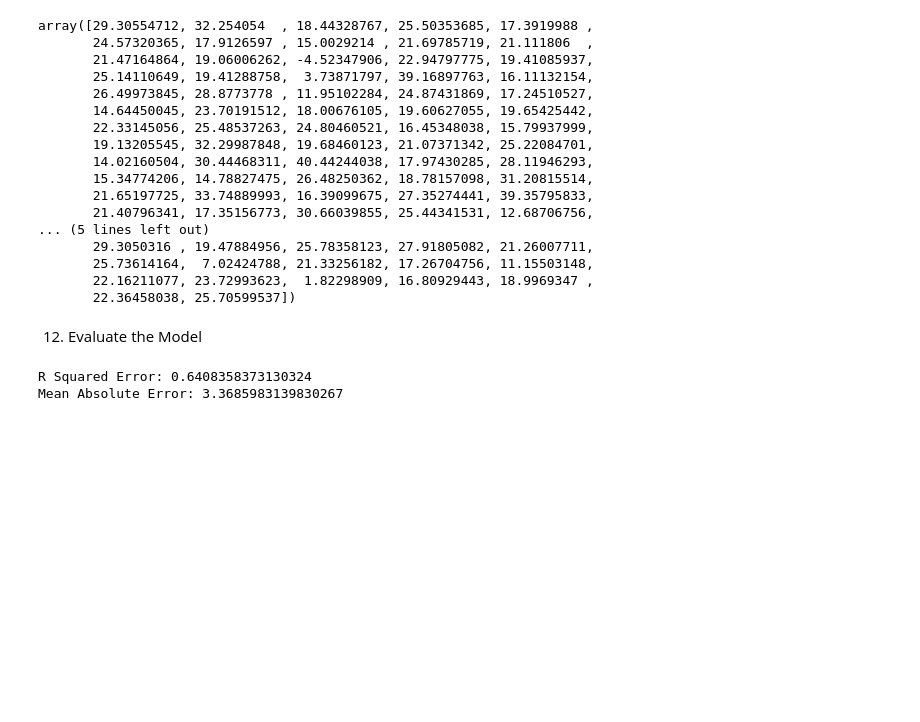
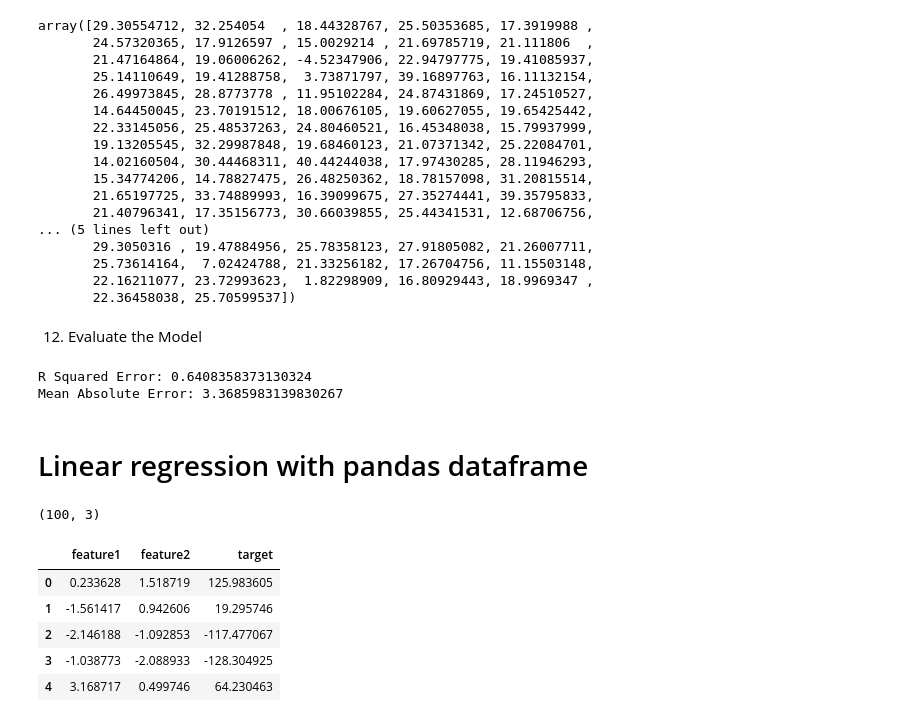
Before and after one commit to jaswanthparna/ElevateLab-Internship, a Jupyter notebook: Task3/MultiLinearRegression.ipynb, the cells around one changed output. Saved outputs shown, nothing was run; the diff lists cells and outputs as text; code cells hidden in the pictures; blank space fills up the shorter version.

Commit message:
Added Task 3: multiLinearRegression Updated

```diff
--- a/Task3/MultiLinearRegression.ipynb
+++ b/Task3/MultiLinearRegression.ipynb
@@ -367,3 +367,5 @@ print('Mean Absolute Error:',score_2)
 # %% [output]
 R Squared Error: 0.6408358373130324
 Mean Absolute Error: 3.3685983139830267
+# %% [markdown]
+# Linear regression with pandas dataframe
@@ -369,0 +381,17 @@ Mean Absolute Error: 3.3685983139830267
+# %%
+X,y = make_regression(n_samples=100,n_features=2,n_informative=2,n_targets=1,noise=50)
+# %%
+df = pd.DataFrame({'feature1':X[:,0],'feature2':X[:,1],'target':y})
+# %%
+df.shape
+# %% [output]
+(100, 3)
+# %%
+df.head()
+# %% [output]
+|  | feature1 | feature2 | target |
+| 0 | 0.233628 | 1.518719 | 125.983605 |
+| 1 | -1.561417 | 0.942606 | 19.295746 |
+| 2 | -2.146188 | -1.092853 | -117.477067 |
+| 3 | -1.038773 | -2.088933 | -128.304925 |
+| 4 | 3.168717 | 0.499746 | 64.230463 |
```
Also changed, not shown: parts of 28 cells of this notebook.
